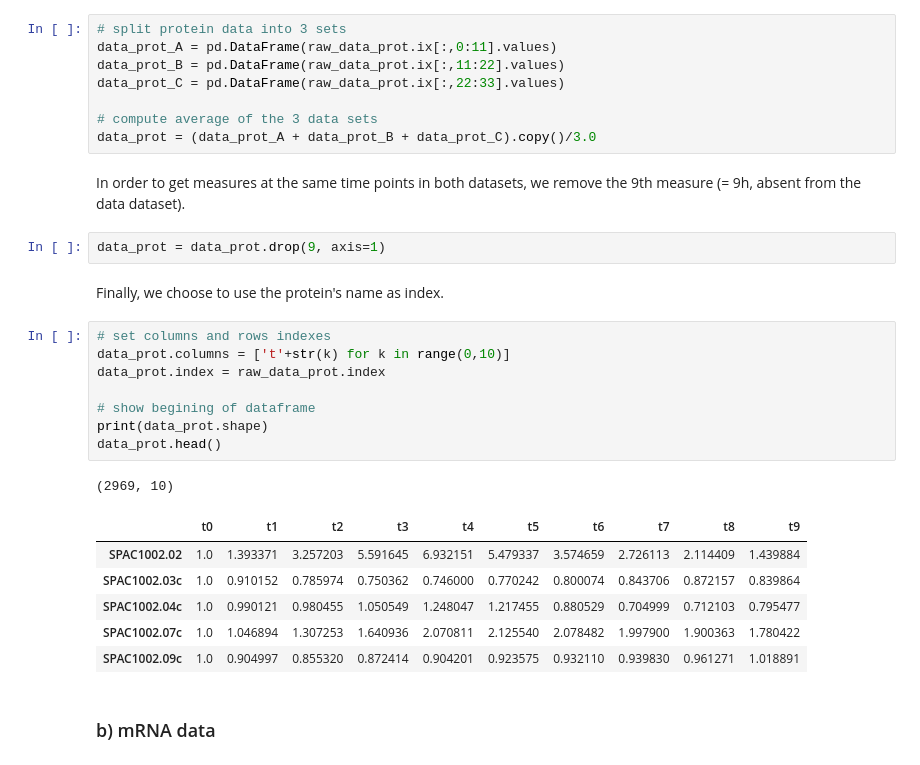
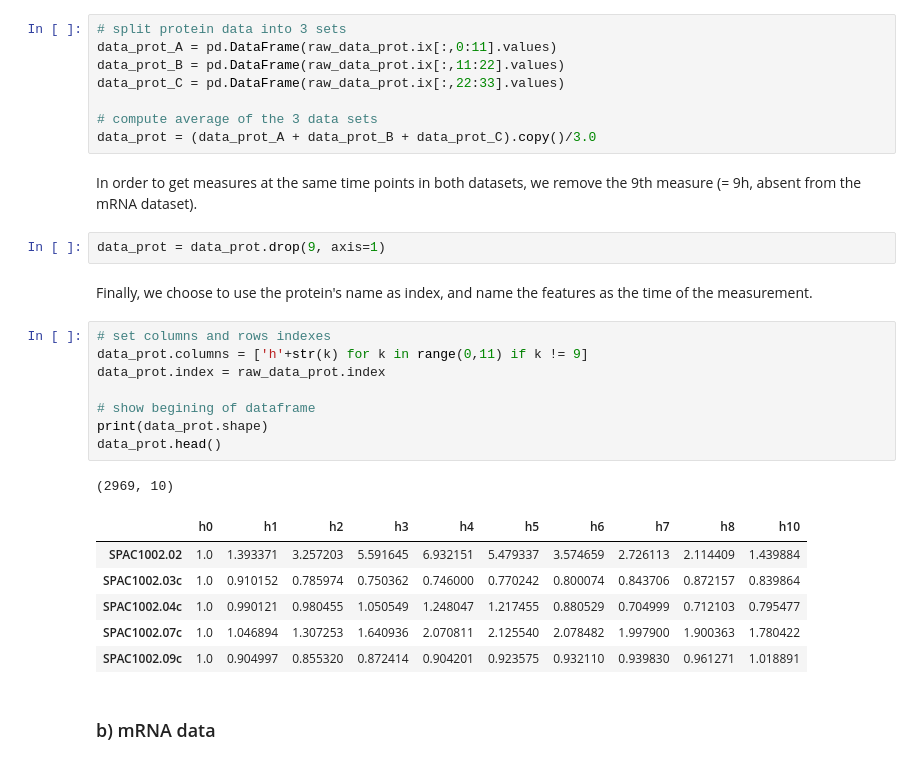
Before and after one commit to lfkrapp/easy-pancake, a Jupyter notebook: 1 - Data preprocessing.ipynb, the cells around one changed output. Cells and saved outputs as stored; diff of their text form.

Commit message:
typos and hierarchical indexing

```diff
--- a/1 - Data preprocessing.ipynb
+++ b/1 - Data preprocessing.ipynb
@@ -90,22 +90,22 @@ data_prot_C = pd.DataFrame(raw_data_prot.ix[:,22:33].values)
 # compute average of the 3 data sets
 data_prot = (data_prot_A + data_prot_B + data_prot_C).copy()/3.0
 # %% [markdown]
-In order to get measures at the same time points in both datasets, we remove the 9th measure (= 9h, absent from the data dataset).
+In order to get measures at the same time points in both datasets, we remove the 9th measure (= 9h, absent from the mRNA dataset).
 # %%
 data_prot = data_prot.drop(9, axis=1)
 # %% [markdown]
-Finally, we choose to use the protein's name as index.
+Finally, we choose to use the protein's name as index, and name the features as the time of the measurement.
 # %%
 # set columns and rows indexes
-data_prot.columns = ['t'+str(k) for k in range(0,10)]
+data_prot.columns = ['h'+str(k) for k in range(0,11) if k != 9]
 data_prot.index = raw_data_prot.index
 
 # show begining of dataframe
 print(data_prot.shape)
 data_prot.head()
 # %% [output]
 (2969, 10)
-|  | t0 | t1 | t2 | t3 | t4 | t5 | t6 | t7 | t8 | t9 |
+|  | h0 | h1 | h2 | h3 | h4 | h5 | h6 | h7 | h8 | h10 |
 | SPAC1002.02 | 1.0 | 1.393371 | 3.257203 | 5.591645 | 6.932151 | 5.479337 | 3.574659 | 2.726113 | 2.114409 | 1.439884 |
 | SPAC1002.03c | 1.0 | 0.910152 | 0.785974 | 0.750362 | 0.746000 | 0.770242 | 0.800074 | 0.843706 | 0.872157 | 0.839864 |
 | SPAC1002.04c | 1.0 | 0.990121 | 0.980455 | 1.050549 | 1.248047 | 1.217455 | 0.880529 | 0.704999 | 0.712103 | 0.795477 |
```
Also changed, not shown: parts of 10 cells of this notebook.
